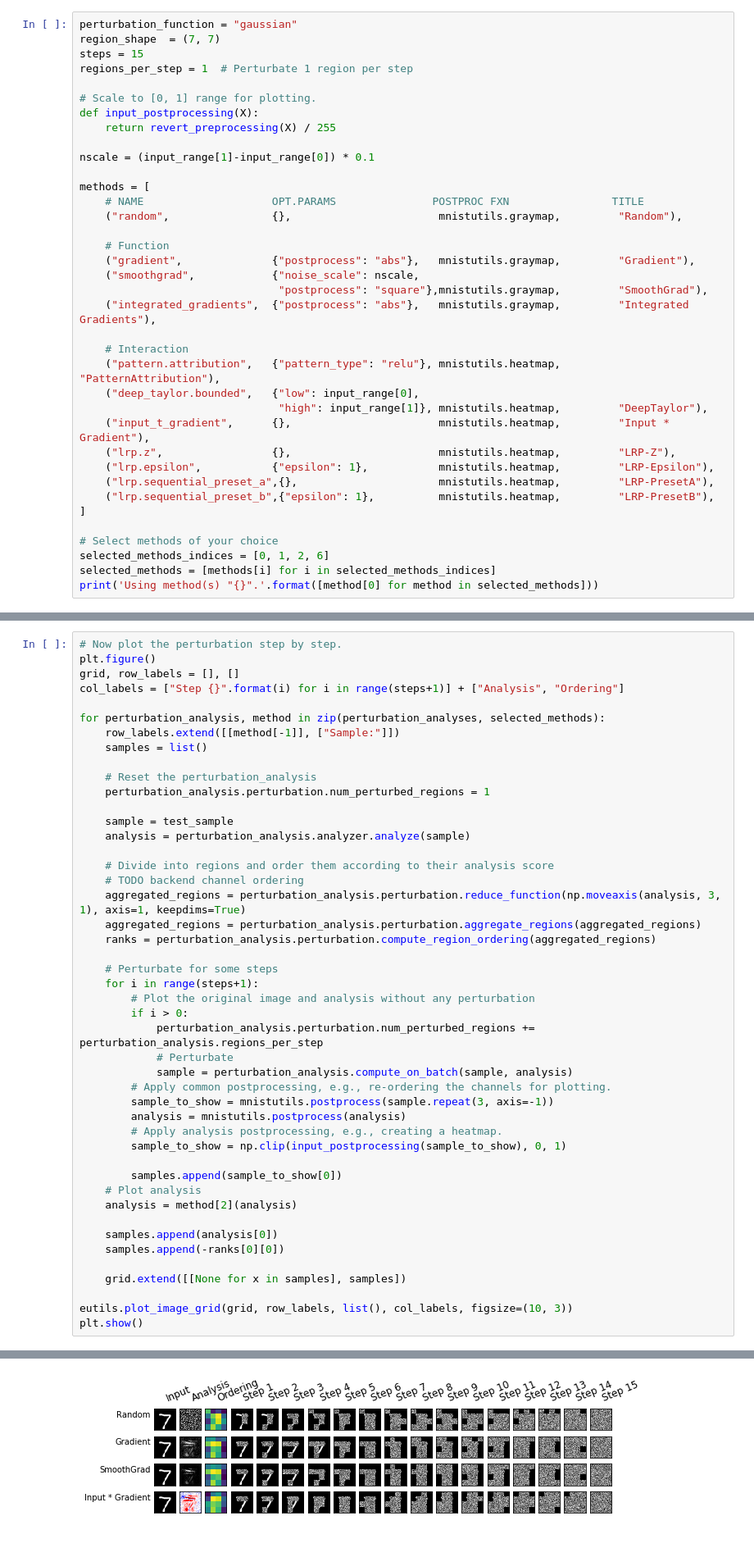
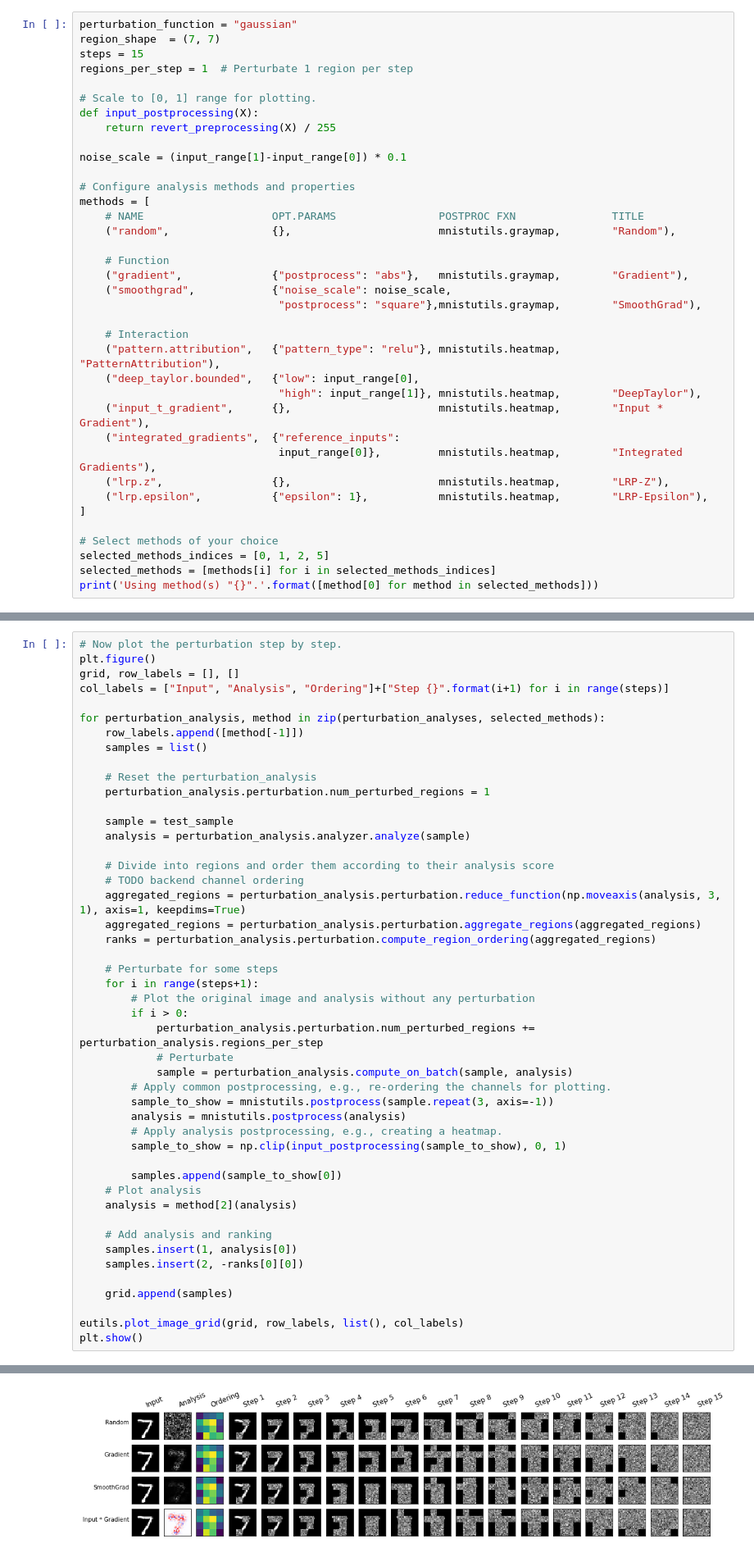
Before and after one commit to albermax/innvestigate, a Jupyter notebook: examples/notebooks/mnist_perturbation.ipynb, the cells around one changed output, grey strips where cells are left out. Shown at 82% size. Drawn from its saved outputs; the diff is of its cells as text.

```diff
--- a/examples/notebooks/mnist_perturbation.ipynb
+++ b/examples/notebooks/mnist_perturbation.ipynb
@@ -125,31 +134,31 @@ regions_per_step = 1  # Perturbate 1 region per step
 def input_postprocessing(X):
     return revert_preprocessing(X) / 255
 
-nscale = (input_range[1]-input_range[0]) * 0.1
+noise_scale = (input_range[1]-input_range[0]) * 0.1
 
+# Configure analysis methods and properties
 methods = [
-    # NAME                    OPT.PARAMS               POSTPROC FXN                TITLE
-    ("random",                {},                       mnistutils.graymap,         "Random"),
+    # NAME                    OPT.PARAMS                POSTPROC FXN               TITLE
+    ("random",                {},                       mnistutils.graymap,        "Random"),
 
     # Function
-    ("gradient",              {"postprocess": "abs"},   mnistutils.graymap,         "Gradient"),
-    ("smoothgrad",            {"noise_scale": nscale,
-                               "postprocess": "square"},mnistutils.graymap,         "SmoothGrad"),
-    ("integrated_gradients",  {"postprocess": "abs"},   mnistutils.graymap,         "Integrated Gradients"),
+    ("gradient",              {"postprocess": "abs"},   mnistutils.graymap,        "Gradient"),
+    ("smoothgrad",            {"noise_scale": noise_scale,
+                               "postprocess": "square"},mnistutils.graymap,        "SmoothGrad"),
 
     # Interaction
-    ("pattern.attribution",   {"pattern_type": "relu"}, mnistutils.heatmap,         "PatternAttribution"),
+    ("pattern.attribution",   {"pattern_type": "relu"}, mnistutils.heatmap,        "PatternAttribution"),
     ("deep_taylor.bounded",   {"low": input_range[0],
-                               "high": input_range[1]}, mnistutils.heatmap,         "DeepTaylor"),
-    ("input_t_gradient",      {},                       mnistutils.heatmap,         "Input * Gradient"),
-    ("lrp.z",                 {},                       mnistutils.heatmap,         "LRP-Z"),
-    ("lrp.epsilon",           {"epsilon": 1},           mnistutils.heatmap,         "LRP-Epsilon"),
-    ("lrp.sequential_preset_a",{},                      mnistutils.heatmap,         "LRP-PresetA"),
-    ("lrp.sequential_preset_b",{"epsilon": 1},          mnistutils.heatmap,         "LRP-PresetB"),
+                               "high": input_range[1]}, mnistutils.heatmap,        "DeepTaylor"),
+    ("input_t_gradient",      {},                       mnistutils.heatmap,        "Input * Gradient"),
+    ("integrated_gradients",  {"reference_inputs":
+                               input_range[0]},         mnistutils.heatmap,        "Integrated Gradients"),
+    ("lrp.z",                 {},                       mnistutils.heatmap,        "LRP-Z"),
+    ("lrp.epsilon",           {"epsilon": 1},           mnistutils.heatmap,        "LRP-Epsilon"),
 ]
 
 # Select methods of your choice
-selected_methods_indices = [0, 1, 2, 6]
+selected_methods_indices = [0, 1, 2, 5]
 selected_methods = [methods[i] for i in selected_methods_indices]
 print('Using method(s) "{}".'.format([method[0] for method in selected_methods]))
 # %% [output]
@@ -231,10 +241,10 @@ Finally, we plot the perturbations on a selected test sample and show them along
 # Now plot the perturbation step by step.
 plt.figure()
 grid, row_labels = [], []
-col_labels = ["Step {}".format(i) for i in range(steps+1)] + ["Analysis", "Ordering"]
+col_labels = ["Input", "Analysis", "Ordering"]+["Step {}".format(i+1) for i in range(steps)]
 
 for perturbation_analysis, method in zip(perturbation_analyses, selected_methods):
-    row_labels.extend([[method[-1]], ["Sample:"]])
+    row_labels.append([method[-1]])
     samples = list()
 
     # Reset the perturbation_analysis
@@ -244,35 +254,36 @@ for perturbation_analysis, method in zip(perturbation_analyses, selected_methods
     analysis = perturbation_analysis.analyzer.analyze(sample)
 
     # Divide into regions and order them according to their analysis score
     # TODO backend channel ordering
     aggregated_regions = perturbation_analysis.perturbation.reduce_function(np.moveaxis(analysis, 3, 1), axis=1, keepdims=True)
     aggregated_regions = perturbation_analysis.perturbation.aggregate_regions(aggregated_regions)
     ranks = perturbation_analysis.perturbation.compute_region_ordering(aggregated_regions)
 
     # Perturbate for some steps
     for i in range(steps+1):
         # Plot the original image and analysis without any perturbation
         if i > 0:
             perturbation_analysis.perturbation.num_perturbed_regions += perturbation_analysis.regions_per_step
             # Perturbate
             sample = perturbation_analysis.compute_on_batch(sample, analysis)
         # Apply common postprocessing, e.g., re-ordering the channels for plotting.
         sample_to_show = mnistutils.postprocess(sample.repeat(3, axis=-1))
         analysis = mnistutils.postprocess(analysis)
         # Apply analysis postprocessing, e.g., creating a heatmap.
         sample_to_show = np.clip(input_postprocessing(sample_to_show), 0, 1)
 
         samples.append(sample_to_show[0])
     # Plot analysis
     analysis = method[2](analysis)
 
-    samples.append(analysis[0])
-    samples.append(-ranks[0][0])
+    # Add analysis and ranking
+    samples.insert(1, analysis[0])
+    samples.insert(2, -ranks[0][0])
 
-    grid.extend([[None for x in samples], samples])
+    grid.append(samples)
 
-eutils.plot_image_grid(grid, row_labels, list(), col_labels, figsize=(10, 3))
+eutils.plot_image_grid(grid, row_labels, list(), col_labels)
 plt.show()
 # %% [output]
 <matplotlib.figure.Figure at 0x...>
-[figure, old version]
+[figure, new version]
```
Also changed, not shown: parts of 15 cells of this notebook, 6 other files.
